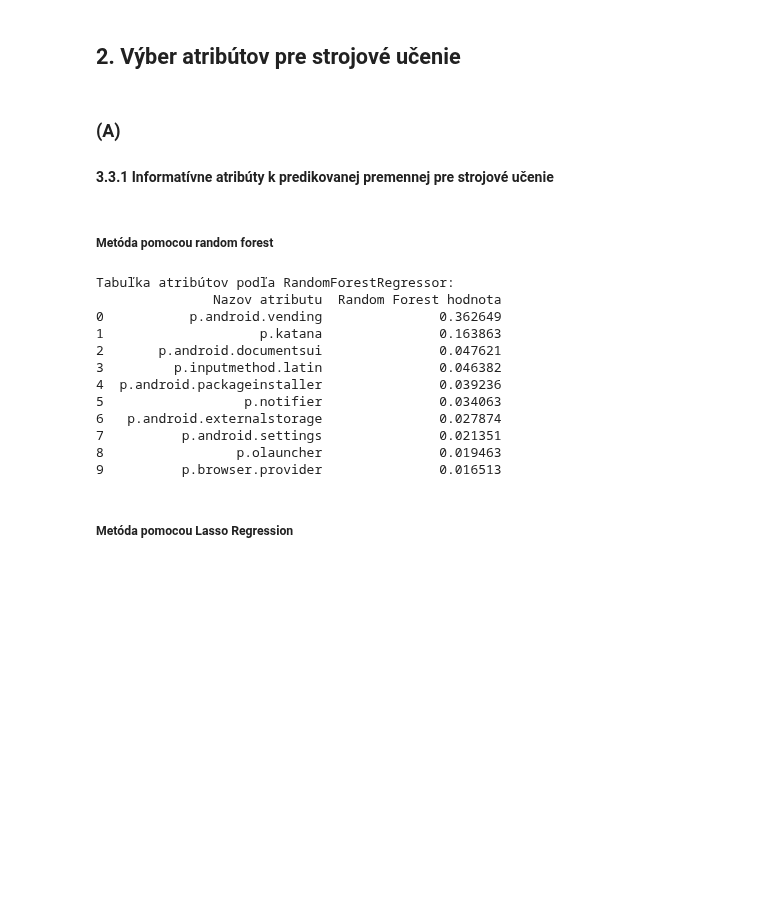
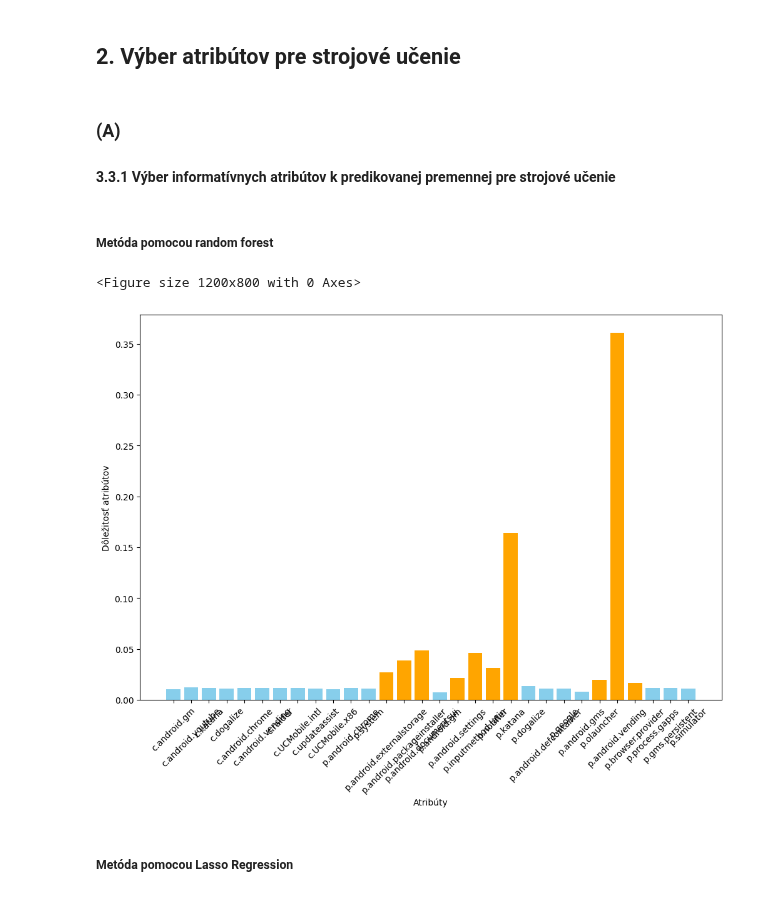
Before and after one commit to LeonRado1/IAU-zadanie, a Jupyter notebook: data_preprocessing.ipynb, the cells around one changed output. Cells and saved outputs as stored; diff of their text form; code cells hidden in the pictures; blank space fills up the shorter version.

```diff
--- a/data_preprocessing.ipynb
+++ b/data_preprocessing.ipynb
@@ -299,37 +300,40 @@ Atribúty nášho skúmaného súboru sme pretransformovali na hodnoty pre stroj
 ## 2. Výber atribútov pre strojové učenie
 # %% [markdown]
 ### (A)
-#### 3.3.1 Informatívne atribúty k predikovanej premennej pre strojové učenie
+#### 3.3.1 Výber informatívnych atribútov k predikovanej premennej pre strojové učenie
 # %% [markdown]
 ##### Metóda pomocou random forest
-# %%
-rf = RandomForestRegressor()
-rf.fit(X_train_transformed, y_train)
-
-rf_features_sorted = sorted(
-    list(zip([col for col in X_train.columns if col not in ['ts', 'imei']], rf.feature_importances_)),
-    key=lambda x: x[1],
-    reverse=True
-)[:10]
-rf_features = {name: importance for name, importance in rf_features_sorted}
-
-print("Tabuľka atribútov podľa RandomForestRegressor:")
-df_rf = pd.DataFrame(rf_features_sorted, columns=["Nazov atributu", "Random Forest hodnota"])
-print(df_rf)
-print("\n")
-# %% [output]
-Tabuľka atribútov podľa RandomForestRegressor:
-               Nazov atributu  Random Forest hodnota
-0           p.android.vending               0.362649
-1                    p.katana               0.163863
-2       p.android.documentsui               0.047621
-3         p.inputmethod.latin               0.046382
-4  p.android.packageinstaller               0.039236
-5                  p.notifier               0.034063
-6   p.android.externalstorage               0.027874
-7          p.android.settings               0.021351
-8                 p.olauncher               0.019463
-9          p.browser.provider               0.016513
+# %%
+rf = RandomForestRegressor()
+rf.fit(X_train_transformed, y_train)
+
+feature_names = [col for col in X_train.columns if col not in ['ts', 'imei']]
+feature_importances = rf.feature_importances_
+
+df_rf = pd.DataFrame({
+    "Nazov atributu": feature_names,
+    "Random Forest hodnota": feature_importances
+})
+
+rf_features = df_rf.nlargest(10, "Random Forest hodnota")
+
+rf_features = pd.Series(
+    data=rf_features["Random Forest hodnota"].values,
+    index=rf_features["Nazov atributu"].values
+)
+
+plt.figure(figsize=(12, 8))
+colors = ["skyblue" if feature not in rf_features else "orange" for feature in df_rf["Nazov atributu"]]
+
+plt.figure(figsize=(12, 8))
+plt.bar(df_rf["Nazov atributu"], df_rf["Random Forest hodnota"], color=colors)
+plt.ylabel("Dôležitosť atribútov")
+plt.xlabel("Atribúty")
+plt.xticks(rotation=45)
+plt.show()
+# %% [output]
+<Figure size 1200x800 with 0 Axes>
+[figure, added]
 # %% [markdown]
 ##### Metóda pomocou Lasso Regression
 # %%
```
Also changed, not shown: parts of 5 cells of this notebook.
